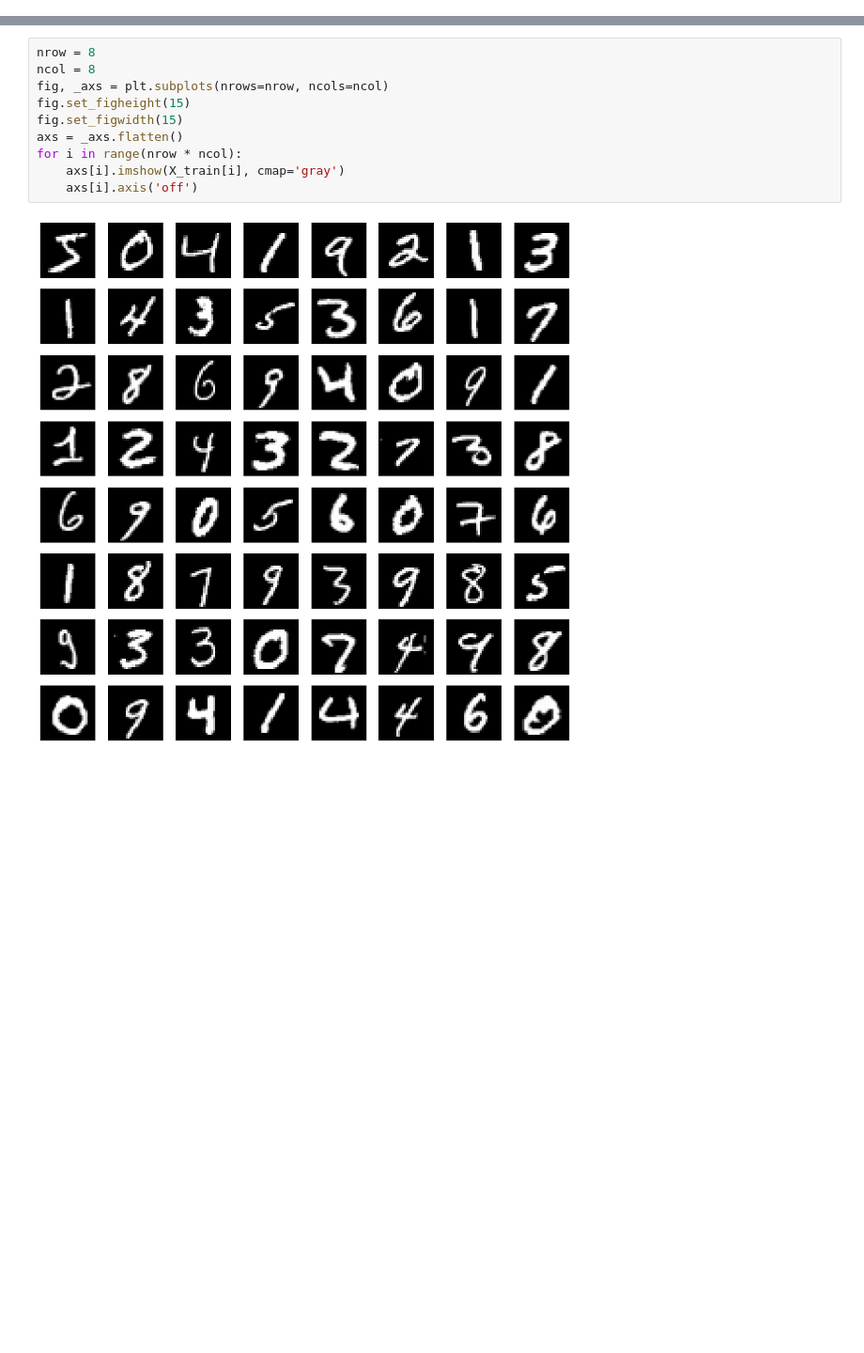
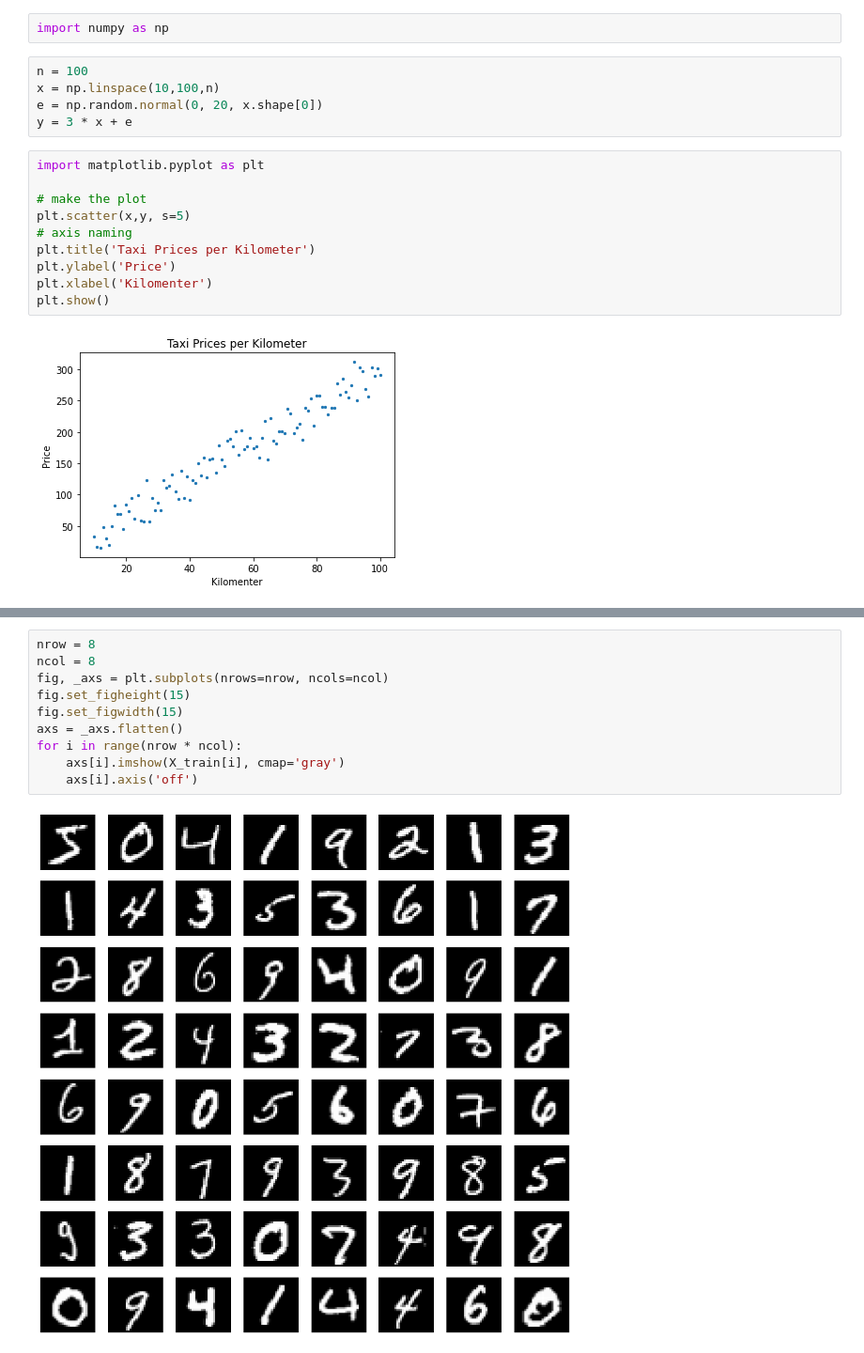
Before and after one commit to Davideee/schleuniger-ml, a Jupyter notebook: MachineLearningCourse.ipynb, the cells around one changed output, grey strips where cells are left out. Shown at 94% size. Cells and saved outputs as stored; diff of their text form; blank space fills up the shorter version.

Commit message:
add naming of axis of plots simplify linear regression example

```diff
--- a/MachineLearningCourse.ipynb
+++ b/MachineLearningCourse.ipynb
@@ -0,0 +1,19 @@
+# %%
+import numpy as np
+# %%
+n = 100
+x = np.linspace(10,100,n)
+e = np.random.normal(0, 20, x.shape[0])
+y = 3 * x + e
+# %%
+import matplotlib.pyplot as plt
+
+# make the plot
+plt.scatter(x,y, s=5)
+# axis naming
+plt.title('Taxi Prices per Kilometer')
+plt.ylabel('Price')
+plt.xlabel('Kilomenter')
+plt.show()
+# %% [output]
+[figure, added]
```
Also changed, not shown: parts of 8 cells of this notebook.
